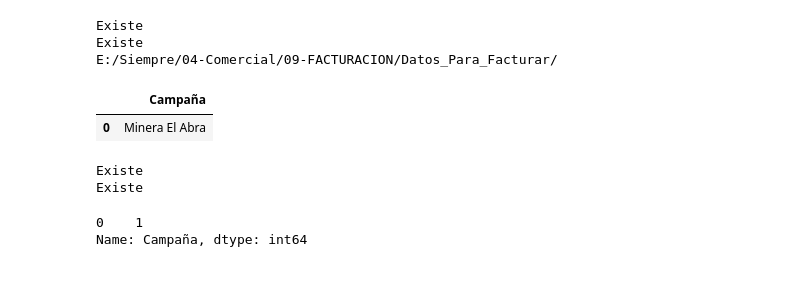
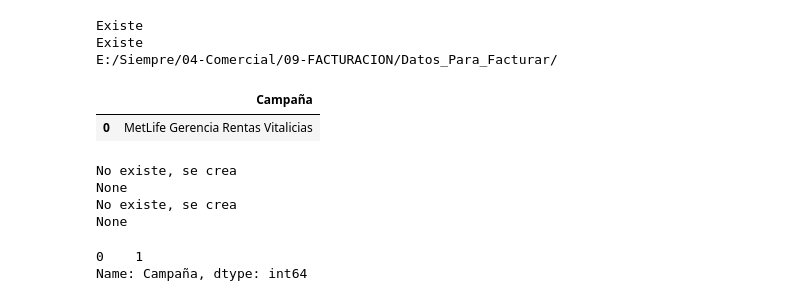
Before and after one commit to juanca-martinez/basefinal, a Jupyter notebook: modeloNuevo/Facturacion.ipynb, the cells around one changed output. Cells and saved outputs as stored; diff of their text form; code cells hidden in the pictures.

```diff
--- a/modeloNuevo/Facturacion.ipynb
+++ b/modeloNuevo/Facturacion.ipynb
@@ -180,7 +180,7 @@ listado_campañas = [
     #"Lipigas",
     #"Farmacias Ahumada",
     #"EY",
-    "Minera El Abra",
+    #"Minera El Abra",
     #"VidaCel",
     #"Dermik",
     #"Instruvalve",
@@ -188,39 +188,41 @@ listado_campañas = [
     #"Pedro de Valdivia",
     #"Pesco",
     #"Talo",
     #"BICE Vida",
     #"Nexo",
     #"Lockton",
     #"Kaufmann",
     #"Sole Orienta",
     #"Farmacias Cruz Verde",
     #"BCI Contingencia",
     #"BCI Seguros Colectivos",
     #"BCI Seguros Colaboradores",
     #"BCI Seguros Individuales",
     #"EY",
     #"Vida Security",
     #"Zurich",
     #"MetLife Vida Individual",
     #"MetLife Agencia",
     #"MetLife Rentas Vitalicias",
     #"MetLife Rentas Vitalicias Falabella",
     #"Willis Tower Watson",
-
+    "MetLife Gerencia Rentas Vitalicias",
 
 ]
 
 #listado_campañas = ["Aldo Conti","Ambar","BBDO","Care U","Clinica Virtual","DDB","Grupo C&H","OMG", "Porter Novelli", "Productos San Juan", "Riddell Sports","Sintec","Ticsa","Transcontainer"]
 # Crear dataframe a partir de una lista
 df_campañas = pd.DataFrame(listado_campañas, columns=["Campaña"])
 df_campañas.head()
 # %% [output]
 |  | Campaña |
-| 0 | Minera El Abra |
+| 0 | MetLife Gerencia Rentas Vitalicias |
 # %%
 df_campañas["Campaña"].apply(lambda y: traerCampañas(y))
 # %% [output]
-Existe
-Existe
+No existe, se crea
+None
+No existe, se crea
+None
 0    1
 Name: Campaña, dtype: int64
```
Also changed, not shown: 3 other files.
